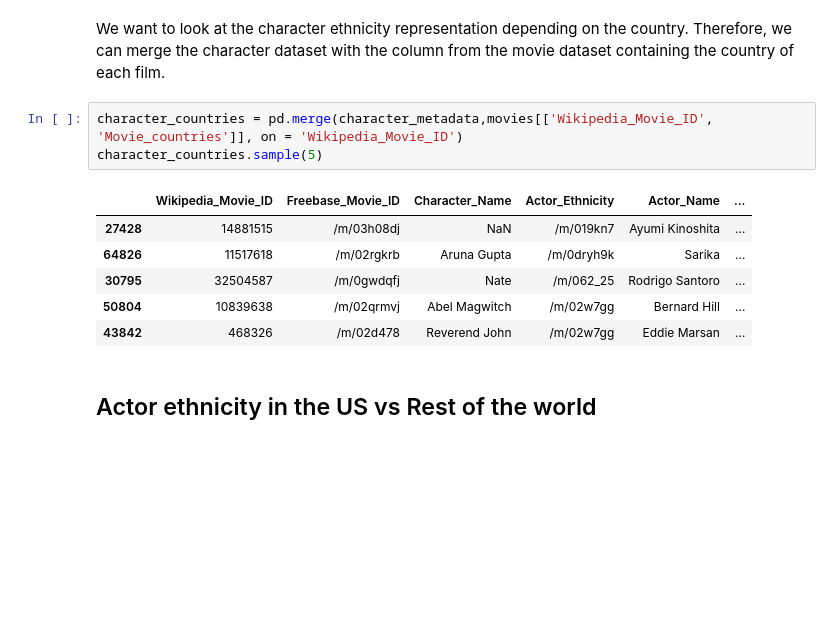
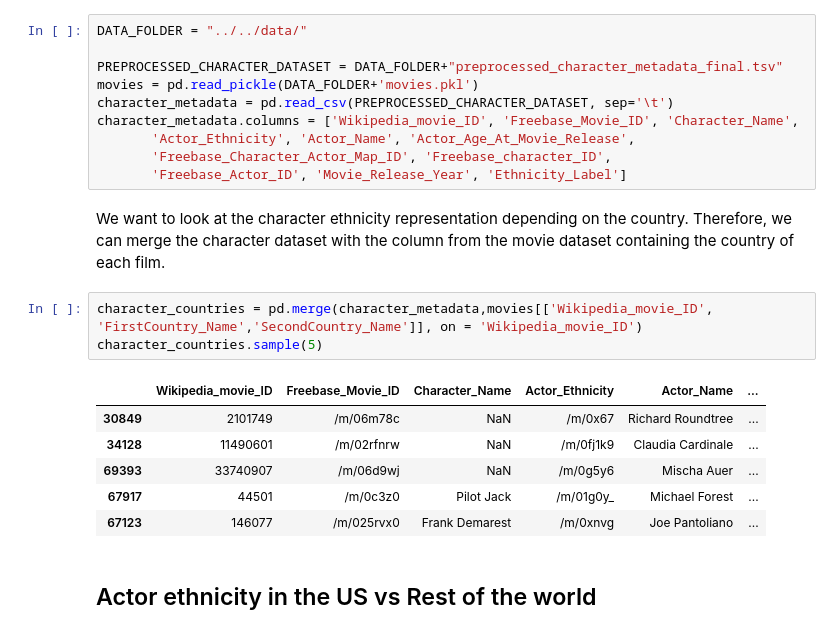
Before and after one commit to epfl-ada/ada-2024-project-adanonymous, a Jupyter notebook: src/utils/Actor_ethnicity_louis.ipynb, the cells around one changed output. Saved outputs shown, nothing was run; the diff lists cells and outputs as text; blank space fills up the shorter version.

```diff
--- a/src/utils/Actor_ethnicity_louis.ipynb
+++ b/src/utils/Actor_ethnicity_louis.ipynb
@@ -19,15 +10,25 @@ movies = pd.read_csv(MOVIE_DATASET, sep='\t', header=None,names=movies_column_na
+# %%
+DATA_FOLDER = "../../data/"
+
+PREPROCESSED_CHARACTER_DATASET = DATA_FOLDER+"preprocessed_character_metadata_final.tsv"
+movies = pd.read_pickle(DATA_FOLDER+'movies.pkl')
+character_metadata = pd.read_csv(PREPROCESSED_CHARACTER_DATASET, sep='\t')
+character_metadata.columns = ['Wikipedia_movie_ID', 'Freebase_Movie_ID', 'Character_Name',
+       'Actor_Ethnicity', 'Actor_Name', 'Actor_Age_At_Movie_Release',
+       'Freebase_Character_Actor_Map_ID', 'Freebase_character_ID',
+       'Freebase_Actor_ID', 'Movie_Release_Year', 'Ethnicity_Label']
 # %% [markdown]
 We want to look at the character ethnicity representation depending on the country. Therefore, we can merge the character dataset with the column from the movie dataset containing the country of each film.
 # %%
-character_countries = pd.merge(character_metadata,movies[['Wikipedia_Movie_ID', 'Movie_countries']], on = 'Wikipedia_Movie_ID')
+character_countries = pd.merge(character_metadata,movies[['Wikipedia_movie_ID', 'FirstCountry_Name','SecondCountry_Name']], on = 'Wikipedia_movie_ID')
 character_countries.sample(5)
 # %% [output]
-|  | Wikipedia_Movie_ID | Freebase_Movie_ID | Character_Name | Actor_Ethnicity | Actor_Name | ... |
-| 27428 | 14881515 | /m/03h08dj | NaN | /m/019kn7 | Ayumi Kinoshita | ... |
-| 64826 | 11517618 | /m/02rgkrb | Aruna Gupta | /m/0dryh9k | Sarika | ... |
-| 30795 | 32504587 | /m/0gwdqfj | Nate | /m/062_25 | Rodrigo Santoro | ... |
-| 50804 | 10839638 | /m/02qrmvj | Abel Magwitch | /m/02w7gg | Bernard Hill | ... |
-| 43842 | 468326 | /m/02d478 | Reverend John | /m/02w7gg | Eddie Marsan | ... |
+|  | Wikipedia_movie_ID | Freebase_Movie_ID | Character_Name | Actor_Ethnicity | Actor_Name | ... |
+| 30849 | 2101749 | /m/06m78c | NaN | /m/0x67 | Richard Roundtree | ... |
+| 34128 | 11490601 | /m/02rfnrw | NaN | /m/0fj1k9 | Claudia Cardinale | ... |
+| 69393 | 33740907 | /m/06d9wj | NaN | /m/0g5y6 | Mischa Auer | ... |
+| 67917 | 44501 | /m/0c3z0 | Pilot Jack | /m/01g0y_ | Michael Forest | ... |
+| 67123 | 146077 | /m/025rvx0 | Frank Demarest | /m/0xnvg | Joe Pantoliano | ... |
 # %% [markdown]
 ## Actor ethnicity in the US vs Rest of the world
 # %% [markdown]
```
Also changed, not shown: parts of 48 cells of this notebook.
